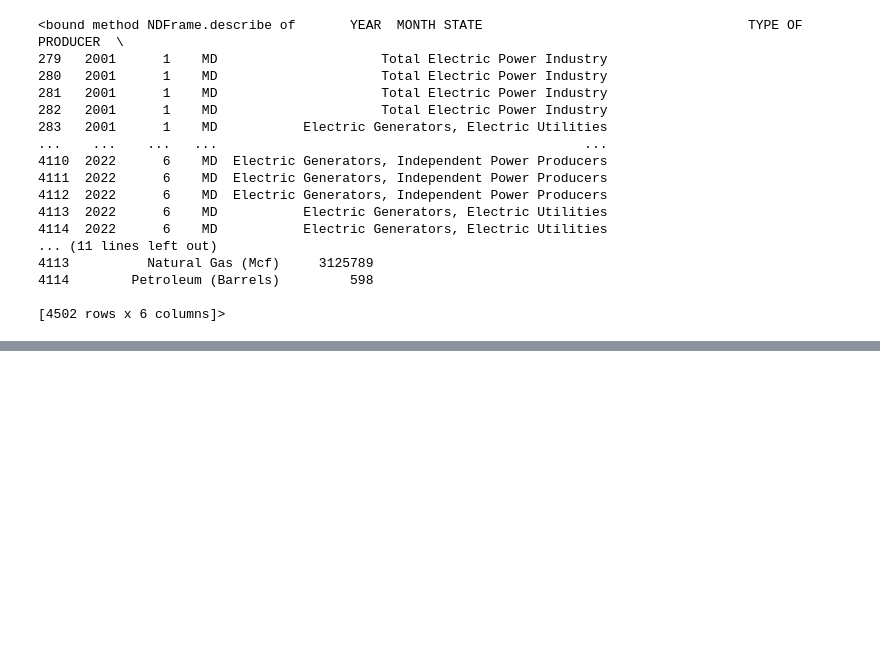
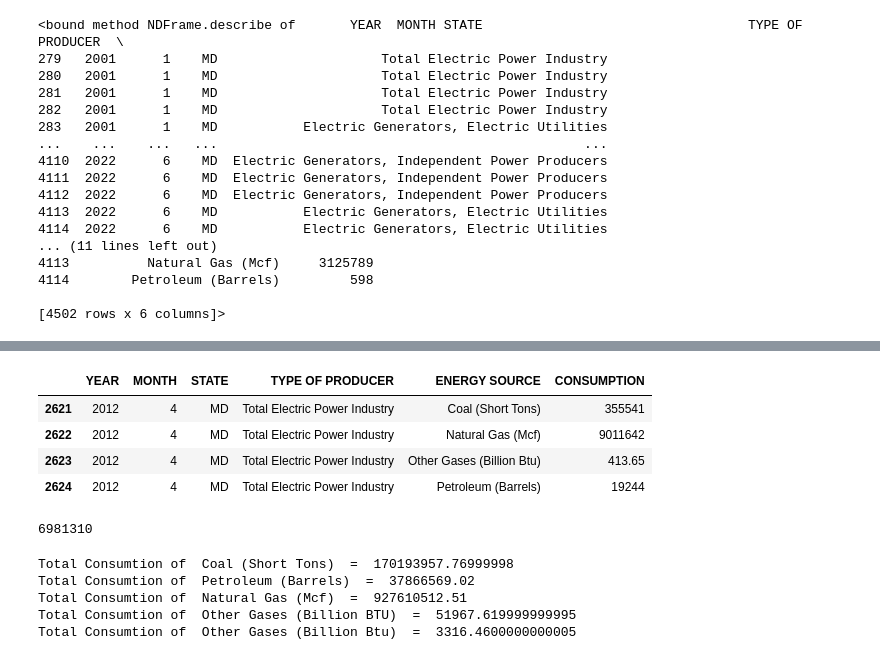
Before and after one commit to NazarMohl/Practice, a Jupyter notebook: EDA.ipynb, the cells around one changed output, grey strips where cells are left out. Cells and saved outputs as stored; diff of their text form; code cells hidden in the pictures; blank space fills up the shorter version.

```diff
--- a/EDA.ipynb
+++ b/EDA.ipynb
@@ -242,0 +219,25 @@ Name: MONTH, Length: 912, dtype: int64
+# %%
+year = 2012
+month = 4
+df_total_producer_md.loc[(df_total_producer_md['YEAR'] == year) & (df_total_producer_md['MONTH'] == month)]
+# %% [output]
+|  | YEAR | MONTH | STATE | TYPE OF PRODUCER | ENERGY SOURCE | CONSUMPTION |
+| 2621 | 2012 | 4 | MD | Total Electric Power Industry | Coal (Short Tons) | 355541 |
+| 2622 | 2012 | 4 | MD | Total Electric Power Industry | Natural Gas (Mcf) | 9011642 |
+| 2623 | 2012 | 4 | MD | Total Electric Power Industry | Other Gases (Billion Btu) | 413.65 |
+| 2624 | 2012 | 4 | MD | Total Electric Power Industry | Petroleum (Barrels) | 19244 |
+# %%
+year = 2012
+df_total_producer_md.loc[((df_total_producer_md['YEAR'] == year) & (df_total_producer_md['ENERGY SOURCE'] == 'Coal (Short Tons)'))]['CONSUMPTION'].sum()
+# %% [output]
+6981310
+# %%
+energy_sources = df_total_producer_md['ENERGY SOURCE'].unique()
+for source in energy_sources:
+    print("Total Consumption of ", source, " = ", df_total_producer_md.loc[df_total_producer_md['ENERGY SOURCE'] == source]['CONSUMPTION'].sum())
+# %% [output]
+Total Consumtion of  Coal (Short Tons)  =  170193957.76999998
+Total Consumtion of  Petroleum (Barrels)  =  37866569.02
+Total Consumtion of  Natural Gas (Mcf)  =  927610512.51
+Total Consumtion of  Other Gases (Billion BTU)  =  51967.619999999995
+Total Consumtion of  Other Gases (Billion Btu)  =  3316.4600000000005
```
Also changed, not shown: parts of 14 cells of this notebook.
